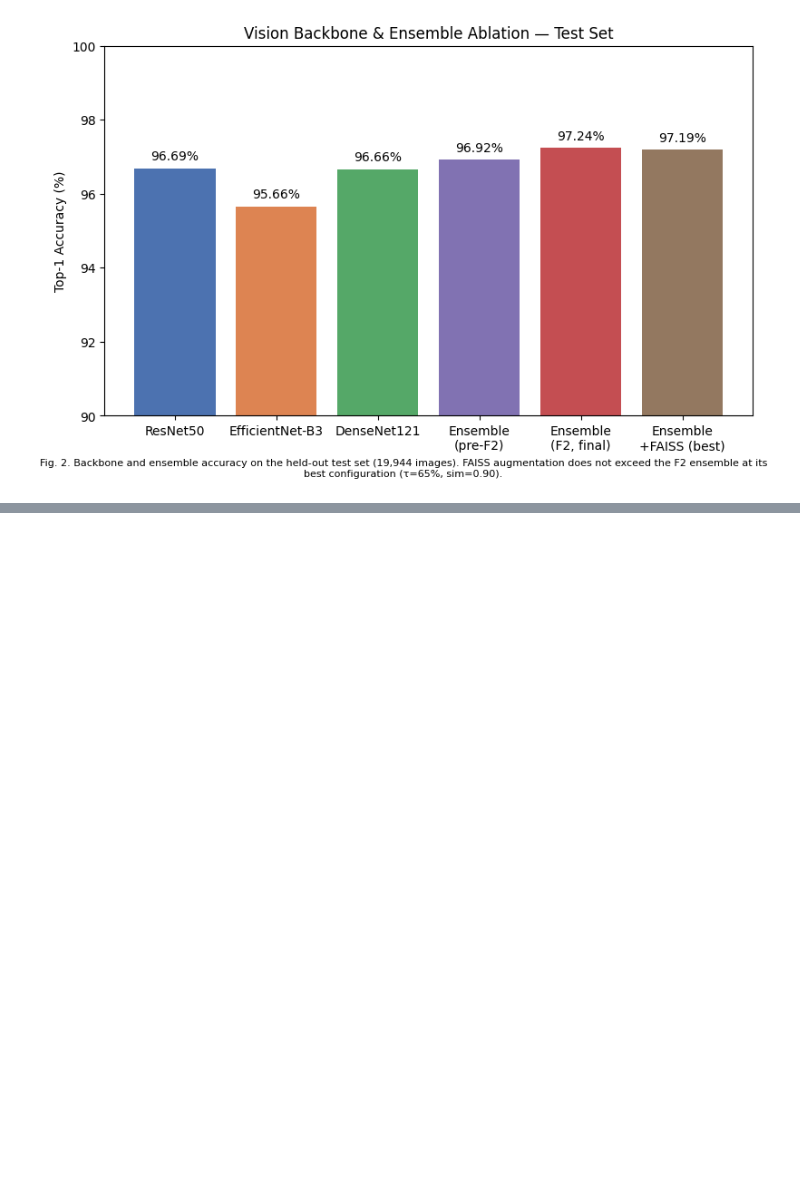
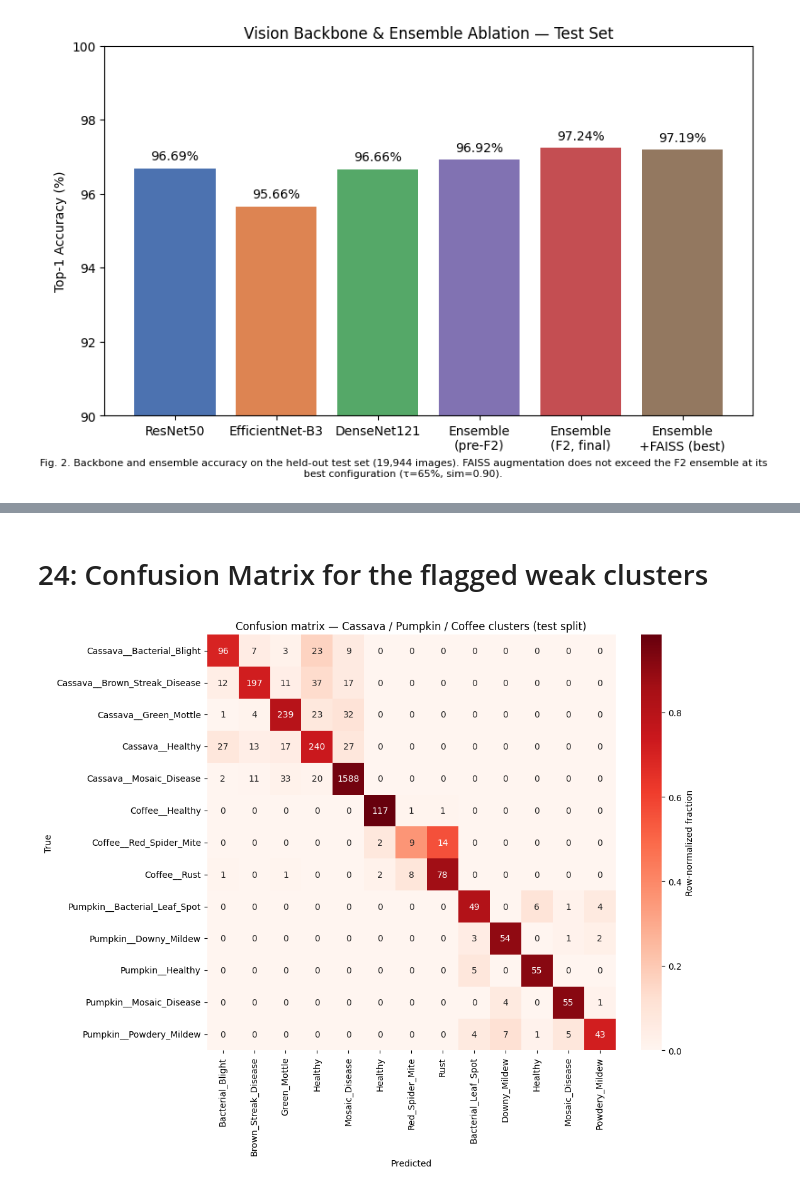
Before and after one commit to Vitthal-Jauhari/Crop-Query, a Jupyter notebook: notebooks/training/ensemble-f2-consistency-finetune.ipynb, the cells around one changed output, grey strips where cells are left out. Saved outputs shown, nothing was run; the diff lists cells and outputs as text; code cells hidden in the pictures; blank space fills up the shorter version.

```diff
--- a/notebooks/training/ensemble-f2-consistency-finetune.ipynb
+++ b/notebooks/training/ensemble-f2-consistency-finetune.ipynb
@@ -506,5 +586,0 @@ Version 1 predates the F2 naming convention (`_best.pth`, not `_f2_best.pth`). C
-# %%
-for name in ["resnet50", "efficientnet", "densenet"]:
-    p = os.path.join(phase_ckpt_dir, f"{name}_best.pth")
-    ckpt = torch.load(p, map_location="cpu")
-    print(name, "epoch:", ckpt["epoch"], "best_acc:", ckpt["best_acc"])
@@ -517,8 +589,7 @@ backbones = build_all_backbones(n_classes)
 
 for name in backbone_names:
     ckpt_path = os.path.join(phase_ckpt_dir, f"{name}_best.pth")  # Phase D naming — no _f2_ suffix
-    ckpt = torch.load(ckpt_path, map_location="cpu")
-    backbones[name].load_state_dict(ckpt["model_state_dict"])
+    _, ckpt = load_backbone_checkpoint(name, ckpt_path, n_classes, device, model=backbones[name])
     print(f"  Loaded {name} | epoch={ckpt['epoch']} | best_acc={ckpt['best_acc']:.4f}")
 
 optimizers = build_optimizers(backbones)
@@ -888,3 +826,8 @@ labels_bank   = np.load("/kaggle/working/feature_bank_labels.npy")
+# %%
+# Reload from disk (via the Config constants, not hardcoded paths) — lets this
+# section run independently without re-running feature extraction above.
+bank_features = np.load(OUT_FEATURES)
+labels_bank   = np.load(OUT_LABELS)
 # %%
 # ── Class-Balanced FAISS Bank (rebuild from already-extracted features) ───
 MAX_PER_CLASS = 800   # cap dominant classes; tune if needed
@@ -1176,0 +1310,67 @@ plt.show()
+# %% [markdown]
+# 24: Confusion Matrix for the flagged weak clusters
+# %%
+from sklearn.metrics import confusion_matrix
+import seaborn as sns
+
+target_crops = ["Cassava", "Pumpkin", "Coffee"]
+target_classes = sorted(c for c in class_to_idx if c.split("__")[0] in target_crops)
+target_idx = [class_to_idx[c] for c in target_classes]
+
+# Full 64x64 confusion matrix, then slice down to just the rows/cols we care about.
+# Rows = true label, cols = predicted label (sklearn's default orientation).
+cm_full = confusion_matrix(gt_labels, ensemble_preds, labels=range(n_classes))
+cm_sub = cm_full[np.ix_(target_idx, target_idx)]
+
+# Row-normalize so each row reads as "of the true examples of this class, what
+# fraction got predicted as each class" — comparable across classes regardless
+# of support size.
+cm_sub_norm = cm_sub / cm_sub.sum(axis=1, keepdims=True)
+
+short_labels = [c.split("__")[1] for c in target_classes]  # drop crop prefix, already grouped
+
+plt.figure(figsize=(11, 9))
+sns.heatmap(
+    cm_sub_norm, annot=cm_sub, fmt="d", cmap="Reds",
+    xticklabels=short_labels, yticklabels=target_classes,
+    cbar_kws={"label": "Row-normalized fraction"},
+)
+plt.xlabel("Predicted")
+plt.ylabel("True")
+plt.title("Confusion matrix — Cassava / Pumpkin / Coffee clusters (test split)")
+plt.tight_layout()
+plt.savefig("confusion_matrix_weak_clusters.png", dpi=150)
+plt.show()
+
+# Text summary: for each flagged class, where do its errors actually go?
+print("\n=== Where each flagged class's errors land ===")
+for i, cls in enumerate(target_classes):
+    row = cm_sub[i]
+    total_errs = row.sum() - row[i]
+    if total_errs == 0:
+        print(f"\n{cls}: no errors")
+        continue
+    print(f"\n{cls}  (support={row.sum()}, errors={total_errs}, F1 from earlier report applies here)")
+    # top confused-into classes, excluding the correct diagonal entry
+    order = np.argsort(row)[::-1]
+    shown = 0
+    for j in order:
+        if j == i or row[j] == 0:
+            continue
+        pred_cls = target_classes[j]
+        print(f"    → predicted as {pred_cls:<40} {row[j]:>4d}  ({row[j]/total_errs*100:.1f}% of its errors)")
+        shown += 1
+        if shown == 3:
+            break
+
+# Whole-model context: are these classes ALSO confused with something outside
+# the three flagged crops? (row sums vs the sub-matrix row sums reveal this.)
+print("\n=== Errors leaking outside the three flagged crops ===")
+full_row_errors = cm_full[target_idx].sum(axis=1) - cm_full[target_idx, target_idx]
+sub_row_errors = cm_sub.sum(axis=1) - np.diag(cm_sub)
+outside_errors = full_row_errors - sub_row_errors
+for cls, out_err, tot_err in zip(target_classes, outside_errors, full_row_errors):
+    pct = (out_err / tot_err * 100) if tot_err > 0 else 0
+    print(f"  {cls:<40} {out_err:>4d}/{tot_err:<4d} errors go outside the cluster ({pct:.1f}%)")
+# %% [output]
+[figure, added]
```
Also changed, not shown: parts of 39 cells of this notebook.
